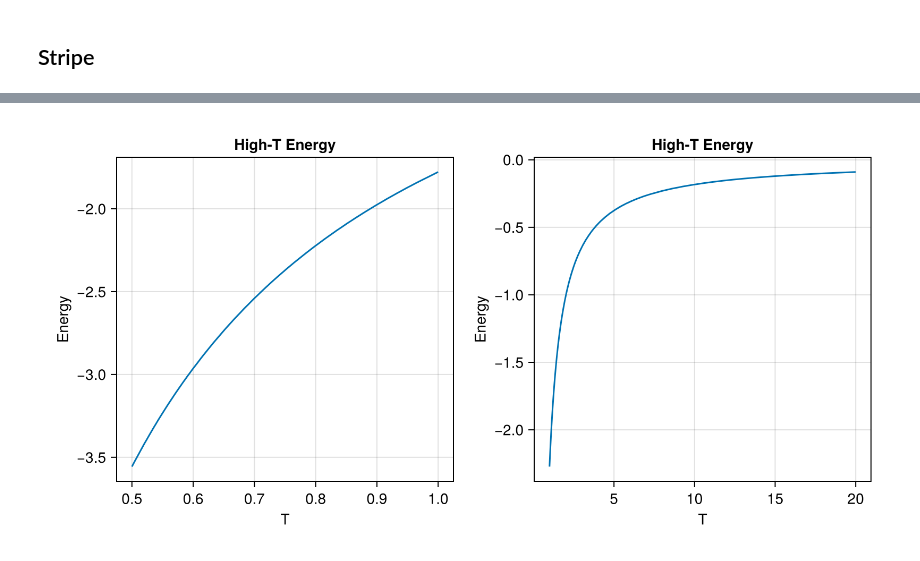
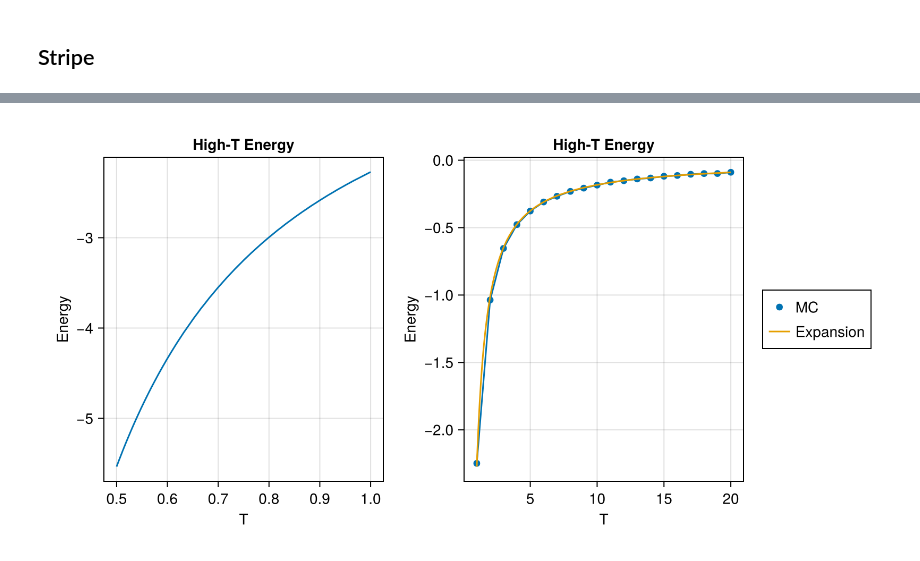
Before and after one commit to PatXue/WignerMolecule.jl, a Jupyter notebook: high-temp/plotting.ipynb, the cells around one changed output, grey strips where cells are left out. Cells and saved outputs as stored; diff of their text form; code cells hidden in the pictures.

Commit message:
Plot MC and high-T expansion on same plot

```diff
--- a/high-temp/plotting.ipynb
+++ b/high-temp/plotting.ipynb
@@ -58,3 +59,5 @@ cumulant(energies, 4)
 $116.0 \pm 54.0$
 # %% [markdown]
 ## Stripe
+# %%
+results = JobResult("../jobs", "stripe-high-t")
@@ -61,9 +82,11 @@ $116.0 \pm 54.0$
 # %%
 fig = Figure(size=(800,400))
 fig[1,1] = ax1 = Axis(fig, title="High-T Energy", xlabel="T", ylabel="Energy")
-lines!(ax1, 0.5..1, getexpansion("stripe", 2))
+lines!(ax1, 0.5..1, getexpansion("stripe", 3))
 fig[1,2] = ax2 = Axis(fig, title="High-T Energy", xlabel="T", ylabel="Energy")
-lines!(ax2, 1..20, getexpansion("stripe", 3))
+generate_plot!(ax2, :T, :Energy, results.data, label="MC")
+lines!(ax2, 1..20, getexpansion("stripe", 3), label="Expansion")
+Legend(fig[1,3], ax2)
 fig
 # %% [output]
-[figure, old version]
+[figure, new version]
```
Also changed, not shown: parts of 2 cells of this notebook.
